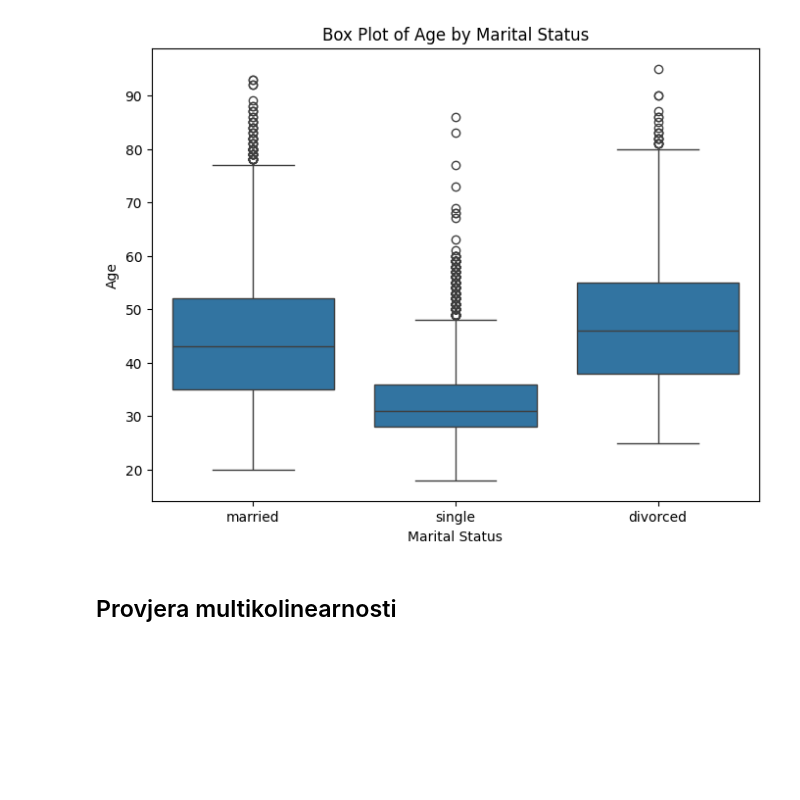
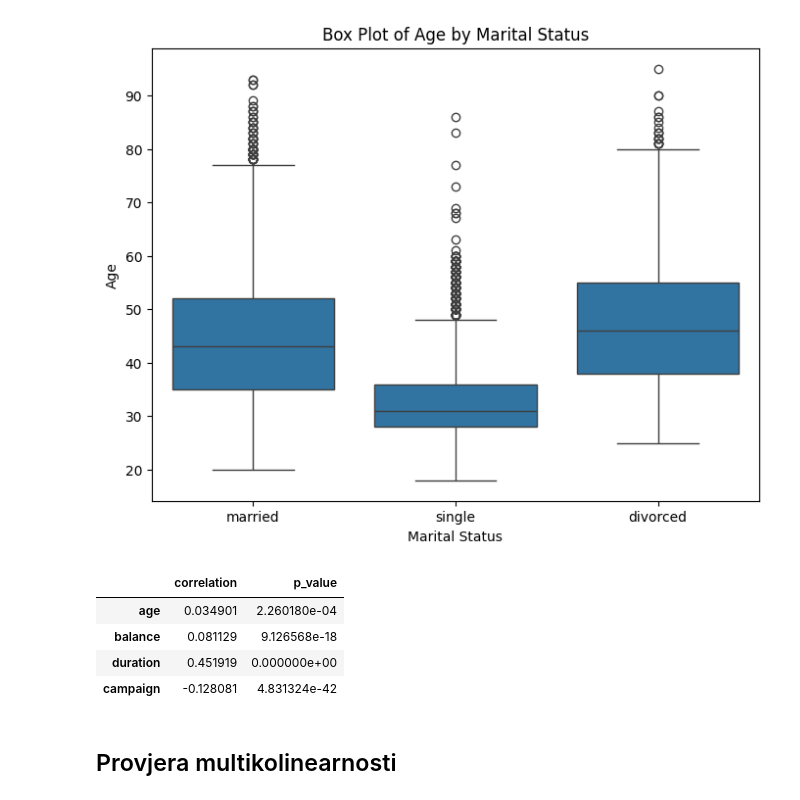
Before and after one commit to dsabljic/Bank-Marketing, a Jupyter notebook: BankMarketing.ipynb, the cells around one changed output. Cells and saved outputs as stored; diff of their text form; code cells hidden in the pictures; blank space fills up the shorter version.

```diff
--- a/BankMarketing.ipynb
+++ b/BankMarketing.ipynb
@@ -241,6 +242,24 @@ plt.title('Box Plot of Age by Marital Status')
 plt.show()
 # %% [output]
 [figure]
+# %%
+numerical_columns = ['age', 'balance', 'duration', 'campaign']
+
+y = df['deposit'].apply(lambda x: 1 if x == 'yes' else 0)
+
+correlations = {}
+for col in numerical_columns:
+    corr, p_value = pointbiserialr(df[col], y)
+    correlations[col] = {'correlation': corr, 'p_value': p_value}
+
+correlation_df = pd.DataFrame(correlations).T
+correlation_df
+# %% [output]
+|  | correlation | p_value |
+| age | 0.034901 | 2.260180e-04 |
+| balance | 0.081129 | 9.126568e-18 |
+| duration | 0.451919 | 0.000000e+00 |
+| campaign | -0.128081 | 4.831324e-42 |
 # %% [markdown]
 ## Provjera multikolinearnosti
 # %%
```
Also changed, not shown: parts of 6 cells of this notebook.
